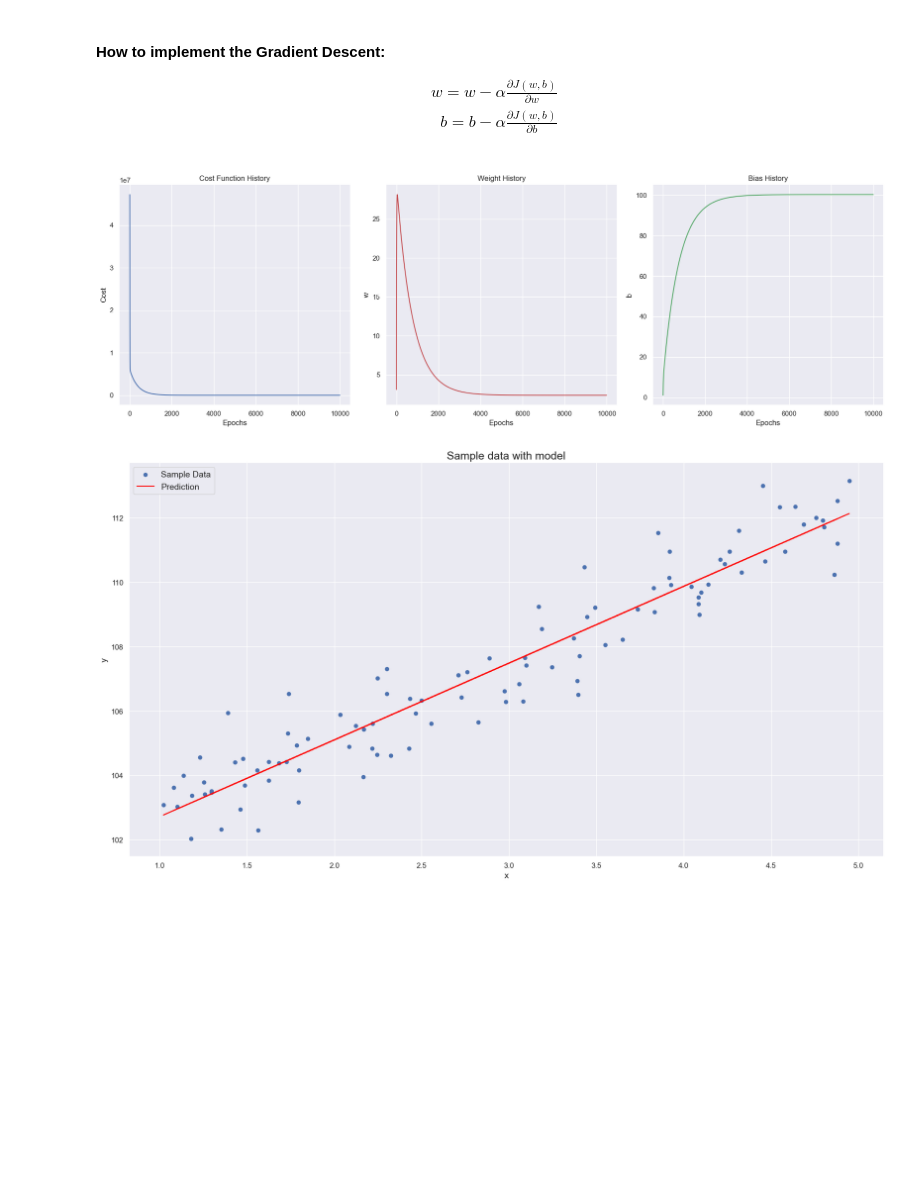
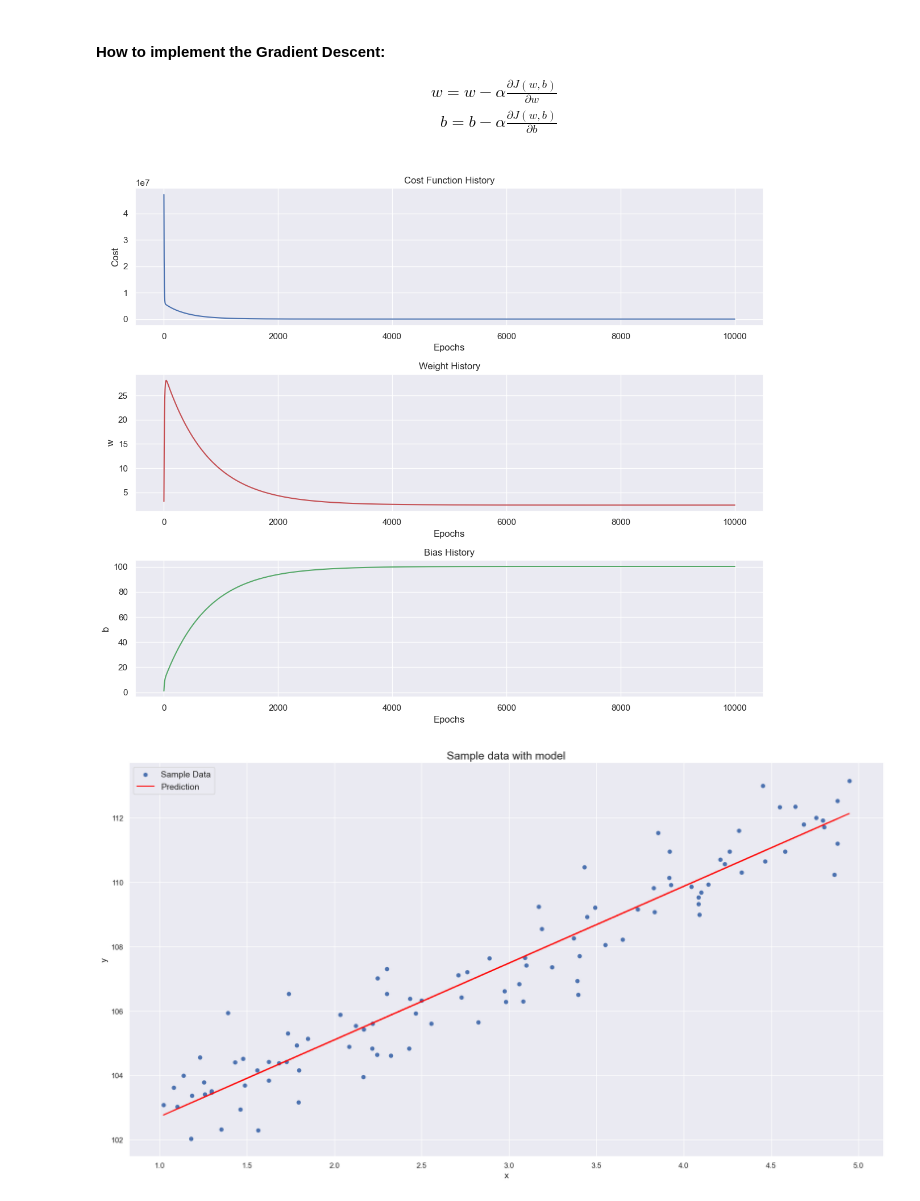
Before and after one commit to leandrofahur/artificial-inteligence-portifolio, a Jupyter notebook: machine-learning/supervised-learning/simple-linear-regression.ipynb, the cells around one changed output. Saved outputs shown, nothing was run; the diff lists cells and outputs as text; code cells hidden in the pictures; blank space fills up the shorter version.

```diff
--- a/machine-learning/supervised-learning/simple-linear-regression.ipynb
+++ b/machine-learning/supervised-learning/simple-linear-regression.ipynb
@@ -268,29 +265,30 @@ epochs = 10000
 alpha = 0.01
 w, b, w_hist, b_hist, J_wb_hist = gradient_descent(x_train,y_train,w,b,epochs,alpha,cost,gradient)
 # %%
-fig, axs = plt.subplots(1, 3, figsize=(18, 6))
+fig, axs = plt.subplots(3, 1, figsize=(12, 10))
 
 # plotting cost function history:
 axs[0].plot(range(epochs), J_wb_hist, 'b')
 axs[0].set_title('Cost Function History')
 axs[0].set_xlabel('Epochs')
 axs[0].set_ylabel('Cost')
 
 # plotting weight history
 axs[1].plot(range(epochs), w_hist, 'r')
 axs[1].set_title('Weight History')
 axs[1].set_xlabel('Epochs')
 axs[1].set_ylabel('w')
 
 # plotting bias history
 axs[2].plot(range(epochs), b_hist, 'g')
 axs[2].set_title('Bias History')
 axs[2].set_xlabel('Epochs')
 axs[2].set_ylabel('b')
 
 plt.tight_layout()
+plt.show()
 # %% [output]
-[figure, old version]
+[figure, new version]
 # %%
 fig, ax = plt.subplots(1, 1, figsize=(18, 10))
 
```
Also changed, not shown: parts of 1 cell of this notebook.
